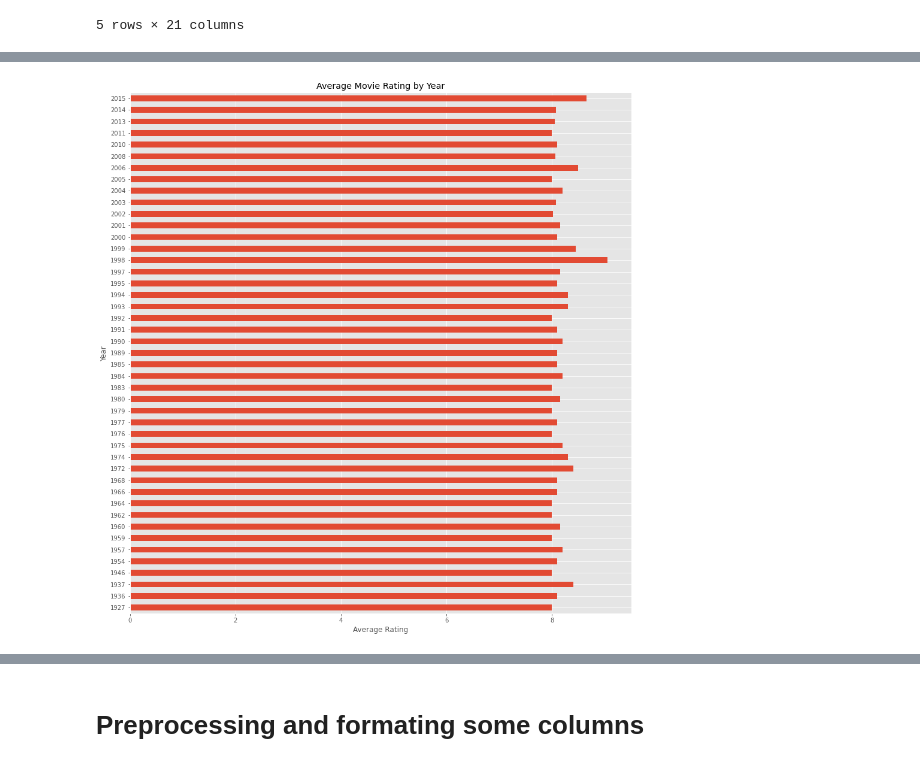
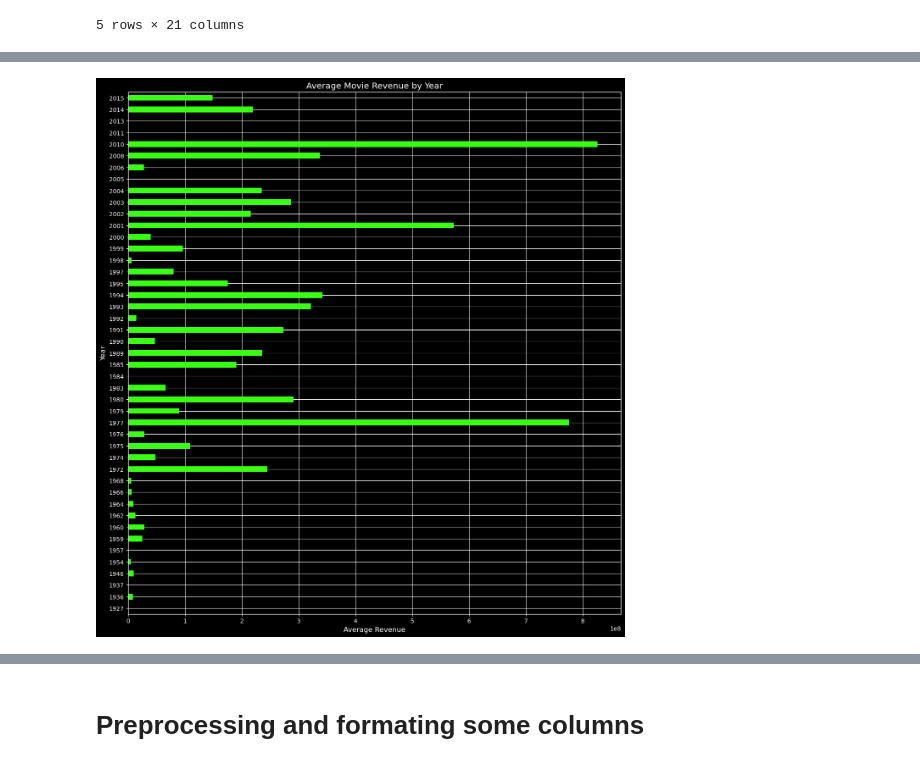
Before and after one commit to santiagoAlvz/MovieRecommendation, a Jupyter notebook: Movie_Recommendation_System.ipynb, the cells around one changed output, grey strips where cells are left out. Saved outputs shown, nothing was run; the diff lists cells and outputs as text; code cells hidden in the pictures.

```diff
--- a/Movie_Recommendation_System.ipynb
+++ b/Movie_Recommendation_System.ipynb
@@ -108,8 +148,27 @@ plt.show()
-# %%
-movies.groupby('year')['vote_average'].mean().plot(kind='barh',figsize=(15,16))
-plt.title('Average Movie Rating by Year')
-plt.xlabel('Average Rating')
-plt.ylabel('Year')
-plt.show()
-# %% [output]
-[figure, removed]
+# %%
+import matplotlib.pyplot as plt
+
+# Assuming 'movies' DataFrame is already defined and has 'year' and 'revenue' columns
+fig, ax = plt.subplots(figsize=(15, 16))
+
+# Plot horizontal bar chart with neon green color
+movies.groupby('year')['revenue'].mean().plot(kind='barh', ax=ax, color='#39FF14')  # Neon green color code
+
+# Set the background color to black
+ax.set_facecolor('black')
+fig.patch.set_facecolor('black')
+
+# Set the title and labels with white color for better visibility
+plt.title('Average Movie Revenue by Year', color='white')
+plt.xlabel('Average Revenue', color='white')
+plt.ylabel('Year', color='white')
+
+# Change the color of the ticks and tick labels to white
+ax.tick_params(colors='white', which='both')  # both major and minor ticks are affected
+plt.yticks(color='white')
+plt.xticks(color='white')
+
+# Show the plot
+plt.show()
+# %% [output]
+[figure, added]
```
Also changed, not shown: parts of 58 cells of this notebook.
